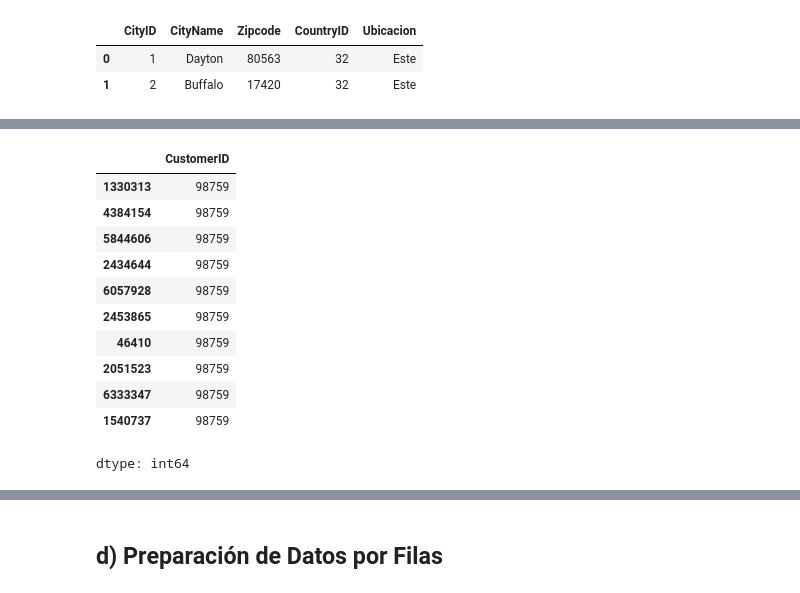
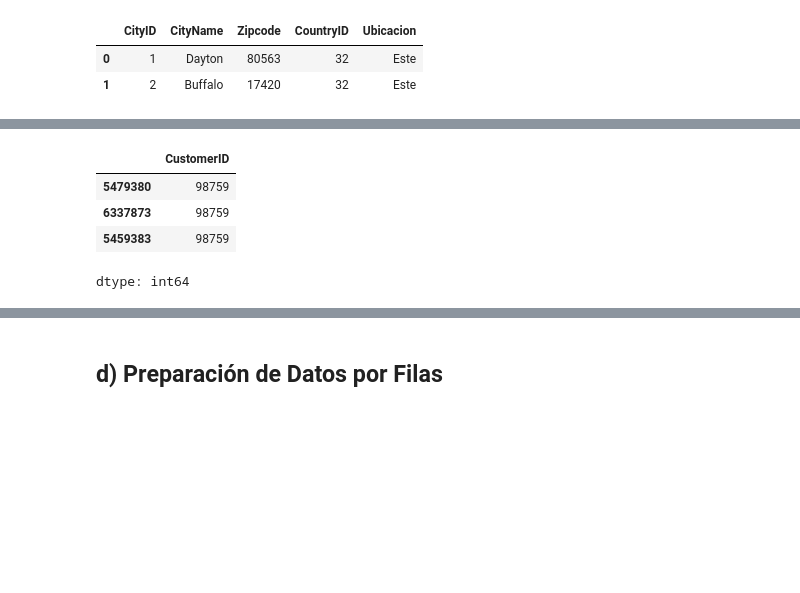
Before and after one commit to fabricio136900/M3_Data, a Jupyter notebook: Trabajo.ipynb, the cells around one changed output, grey strips where cells are left out. Cells and saved outputs as stored; diff of their text form; code cells hidden in the pictures; blank space fills up the shorter version.

```diff
--- a/Trabajo.ipynb
+++ b/Trabajo.ipynb
@@ -1144,19 +1223,12 @@ df55[['CityID','CityZone']].head(2)
 | 1 | 71 | 1 |
 # %%
 df55 = df55.sort_values("CustomerID", ascending=False)
-df55['CustomerID'].head(10)
+df55['CustomerID'].head(3)
 # %% [output]
 |  | CustomerID |
-| 1330313 | 98759 |
-| 4384154 | 98759 |
-| 5844606 | 98759 |
-| 2434644 | 98759 |
-| 6057928 | 98759 |
-| 2453865 | 98759 |
-| 46410 | 98759 |
-| 2051523 | 98759 |
-| 6333347 | 98759 |
-| 1540737 | 98759 |
+| 5479380 | 98759 |
+| 6337873 | 98759 |
+| 5459383 | 98759 |
 dtype: int64
 # %%
 df55['TotalPrice'].head(5)
```
Also changed, not shown: parts of 26 cells of this notebook.
